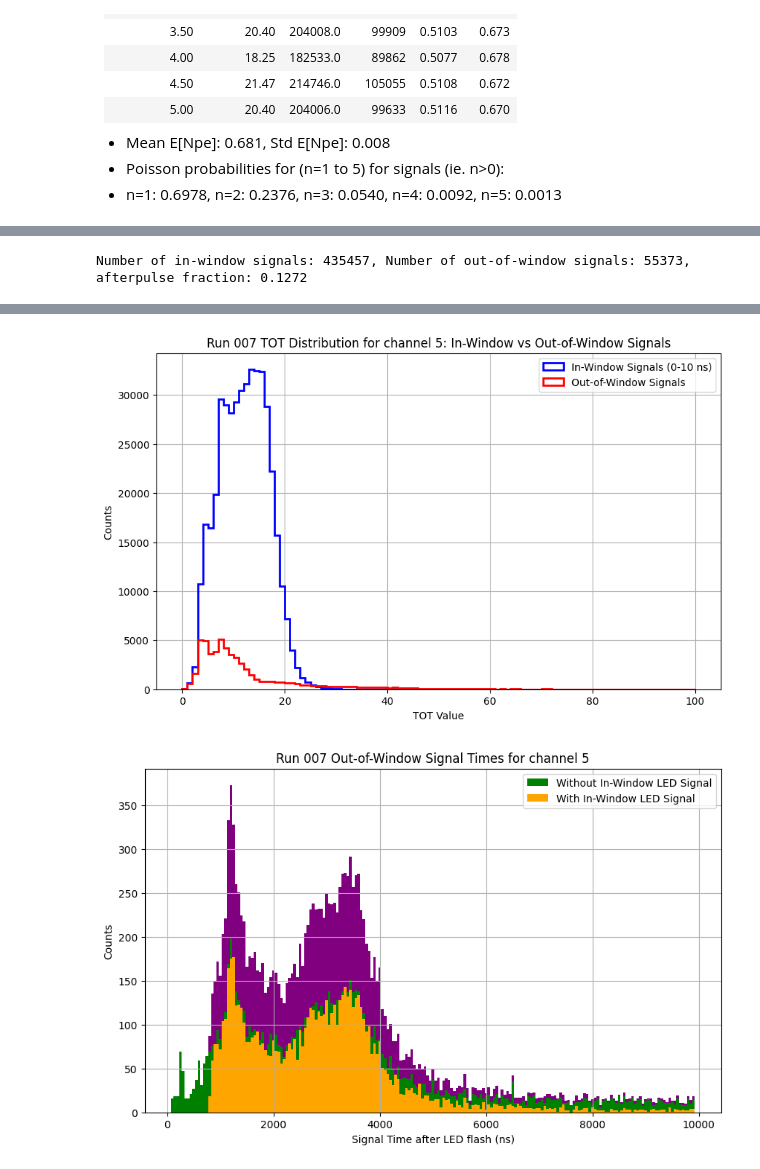
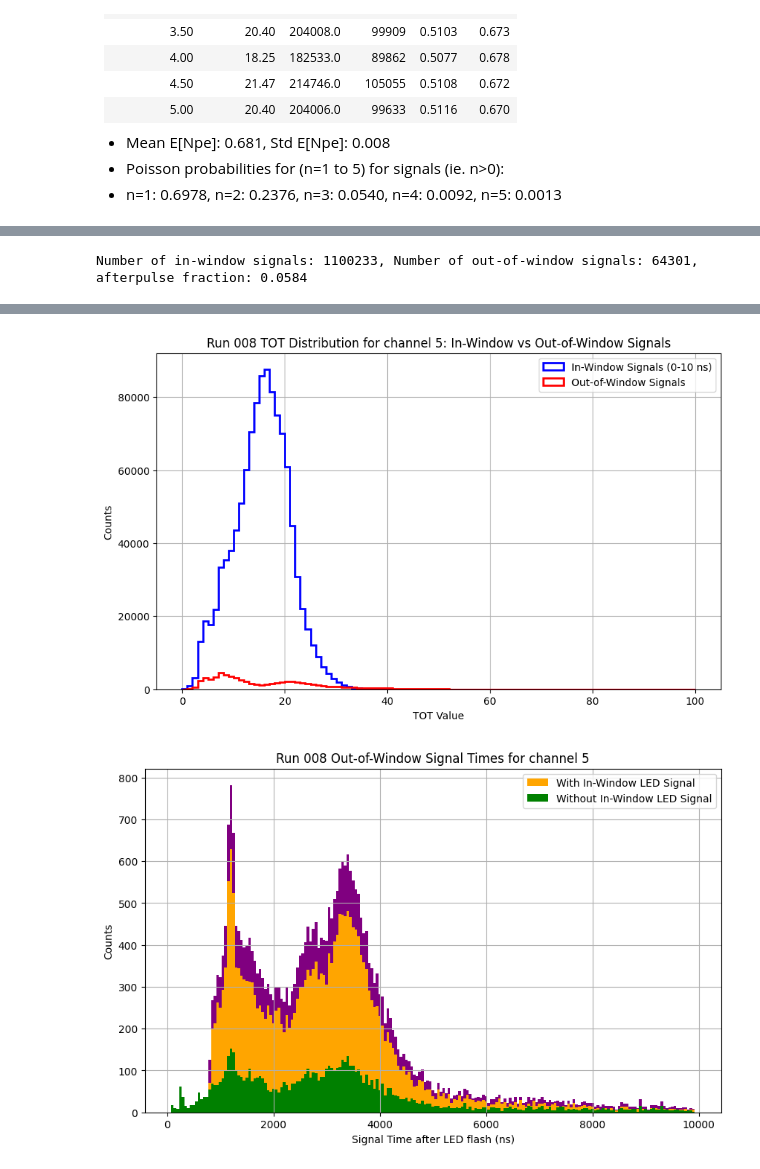
Before and after one commit to deankarlen/hk_fd2, a Jupyter notebook: explore_timing.ipynb, the cells around one changed output, grey strips where cells are left out. Drawn from its saved outputs; the diff is of its cells as text; code cells hidden in the pictures.

```diff
--- a/explore_timing.ipynb
+++ b/explore_timing.ipynb
@@ -5,7 +7,7 @@ import matplotlib.pyplot as plt
 # %%
 # Set and select run information
 
-run = [6,7,8][1] # the run number to analyze
+run = [6,7,8][2] # the run number to analyze
 channels = {6: [5], 7: [5], 8: [5]}[run] # the active PMT channels in this run
 time_shifts = {6: np.arange(0., 5.5, 0.5),
                7: np.arange(0., 5.5, 0.5),
@@ -703,0 +751,20 @@ Time Shift (ns) | Measured Mean Time (ns) | RMS (ns) | Number of Entries
+# %%
+if run == 8:
+
+    # Collapse all blocks into one scatter plot of signal time vs TOT, adjusting by the time shift
+    ic = 0  # channel index to plot
+    plt.figure(figsize=(10, 6))
+    tots_all = np.array([])
+    adjusted_signal_times_all = np.array([])
+    for i, (st, tot) in enumerate(zip(signal_times_by_blocks, tots_by_blocks)):
+        tots_all = np.append(tots_all, tot)
+        adjusted_signal_times_all = np.append(adjusted_signal_times_all,(st - time_shifts[i]))
+    plt.scatter(tots_all, adjusted_signal_times_all, s=0.1, color='black')
+    plt.xlabel('TOT (units)')
+    plt.ylabel('Adjusted Signal Time (ns)')
+    plt.title(f'Run {run:03d} Adjusted Signal Time vs TOT for channel {channels[ic]}')
+    plt.xlim(0, 40)
+    plt.ylim(-5, 40)
+    plt.grid(True)
+    plt.savefig(f'img/adjusted_signal_time_vs_tot_run{run:03d}_chan{channels[ic]:02d}.png')
+    plt.show()
@@ -746,12 +966,12 @@ for i, (start, end) in enumerate(zip(block_starts, block_ends)):
     mask = (time_coarse_values >= start) & (time_coarse_values <= end) & (channel_values == channels[ic])
     pmt_time_modulus_zeroed = corrected_pmt_time_values[mask] % clock_period - selected_pmt_time_modulus
     signal_times = pmt_time_modulus_zeroed * 4 + tdc_start_values[mask]/4.  # in ns
-    in_window_adc = np.append(in_window_adc, adc_values[mask][(0 < signal_times) & (signal_times < 10)])
-    out_window_adc = np.append(out_window_adc, adc_values[mask][~((0 < signal_times) & (signal_times < 10))])
-    in_window_tot = np.append(in_window_tot, tot_values[mask][(0 < signal_times) & (signal_times < 10)])
-    out_window_tot = np.append(out_window_tot, tot_values[mask][~((0 < signal_times) & (signal_times < 10))])
-    out_window_signal_times = np.append(out_window_signal_times, signal_times[~((0 < signal_times) & (signal_times < 10))])
-    in_window_pmt_flash_counters = np.append(in_window_pmt_flash_counters, (corrected_pmt_time_values[mask] // clock_period)[(0 < signal_times) & (signal_times < 10)])
+    in_window_adc = np.append(in_window_adc, adc_values[mask][(0 < signal_times) & (signal_times < 50)])
+    out_window_adc = np.append(out_window_adc, adc_values[mask][~((0 < signal_times) & (signal_times < 50))])
+    in_window_tot = np.append(in_window_tot, tot_values[mask][(0 < signal_times) & (signal_times < 50)])
+    out_window_tot = np.append(out_window_tot, tot_values[mask][~((0 < signal_times) & (signal_times < 50))])
+    out_window_signal_times = np.append(out_window_signal_times, signal_times[~((0 < signal_times) & (signal_times < 50))])
+    in_window_pmt_flash_counters = np.append(in_window_pmt_flash_counters, (corrected_pmt_time_values[mask] // clock_period)[(0 < signal_times) & (signal_times < 50)])
 
 out_window_signal_times_w_led_signal = []
 out_window_signal_times_wo_led_signal = []
@@ -762,7 +982,7 @@ for i, (start, end) in enumerate(zip(block_starts, block_ends)):
     in_window_pmt_flash_counter = corrected_pmt_time_values[mask] // clock_period
     with_led_signal = np.unique(in_window_pmt_flash_counters)
     for st, iwpfc in zip(signal_times,in_window_pmt_flash_counter):
-        if (st < 0) or (st > 10):
+        if (st < 0) or (st > 50):
             if iwpfc in in_window_pmt_flash_counters:
                 out_window_signal_times_w_led_signal.append(st)
             else:
@@ -808,8 +1028,13 @@ plt.show()
 plt.figure(figsize=(10, 6))
 plt.hist(out_window_signal_times, bins= np.arange(100, 10000, 50), color='purple', align='left')
 # also plot the out-of-window signals separated by whether there was an in-window signal for that flash
-plt.hist(out_window_signal_times_wo_led_signal, bins= np.arange(100, 10000, 50), color='green', align='left', alpha=1., label='Without In-Window LED Signal')
-plt.hist(out_window_signal_times_w_led_signal, bins= np.arange(100, 10000, 50), color='orange', align='left', alpha=1., label='With In-Window LED Signal')
+if run in [7]:  # ordering matters here
+    plt.hist(out_window_signal_times_wo_led_signal, bins= np.arange(100, 10000, 50), color='green', align='left', alpha=1., label='Without In-Window LED Signal')
+    plt.hist(out_window_signal_times_w_led_signal, bins= np.arange(100, 10000, 50), color='orange', align='left', alpha=1., label='With In-Window LED Signal')
+else:
+    plt.hist(out_window_signal_times_w_led_signal, bins= np.arange(100, 10000, 50), color='orange', align='left', alpha=1., label='With In-Window LED Signal')
+    plt.hist(out_window_signal_times_wo_led_signal, bins= np.arange(100, 10000, 50), color='green', align='left', alpha=1., label='Without In-Window LED Signal')
+
 plt.legend()
 #plt.yscale('log')
 plt.xlabel('Signal Time after LED flash (ns)')
@@ -819,4 +1044,4 @@ plt.grid(True)
 plt.savefig(f'img/out_window_signal_times_run{run:03d}_chan{channels[ic]:02d}.png')
 plt.show()
 # %% [output]
-Number of in-window signals: 435457, Number of out-of-window signals: 55373, afterpulse fraction: 0.1272
+Number of in-window signals: 1100233, Number of out-of-window signals: 64301, afterpulse fraction: 0.0584
@@ -824,2 +1049,2 @@ Number of in-window signals: 435457, Number of out-of-window signals: 55373, aft
-[figure, old version]
+[figure, new version]
-[figure, old version]
+[figure, new version]
```
Also changed, not shown: parts of 31 cells of this notebook.
